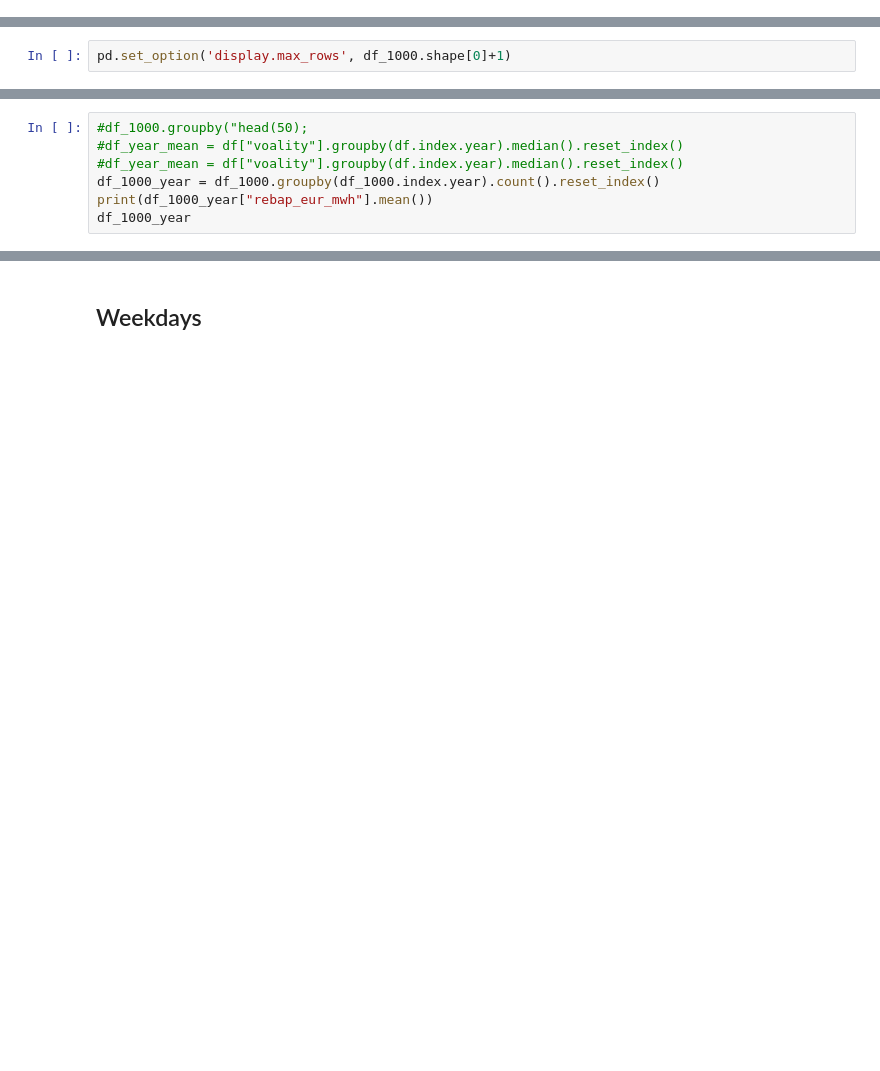
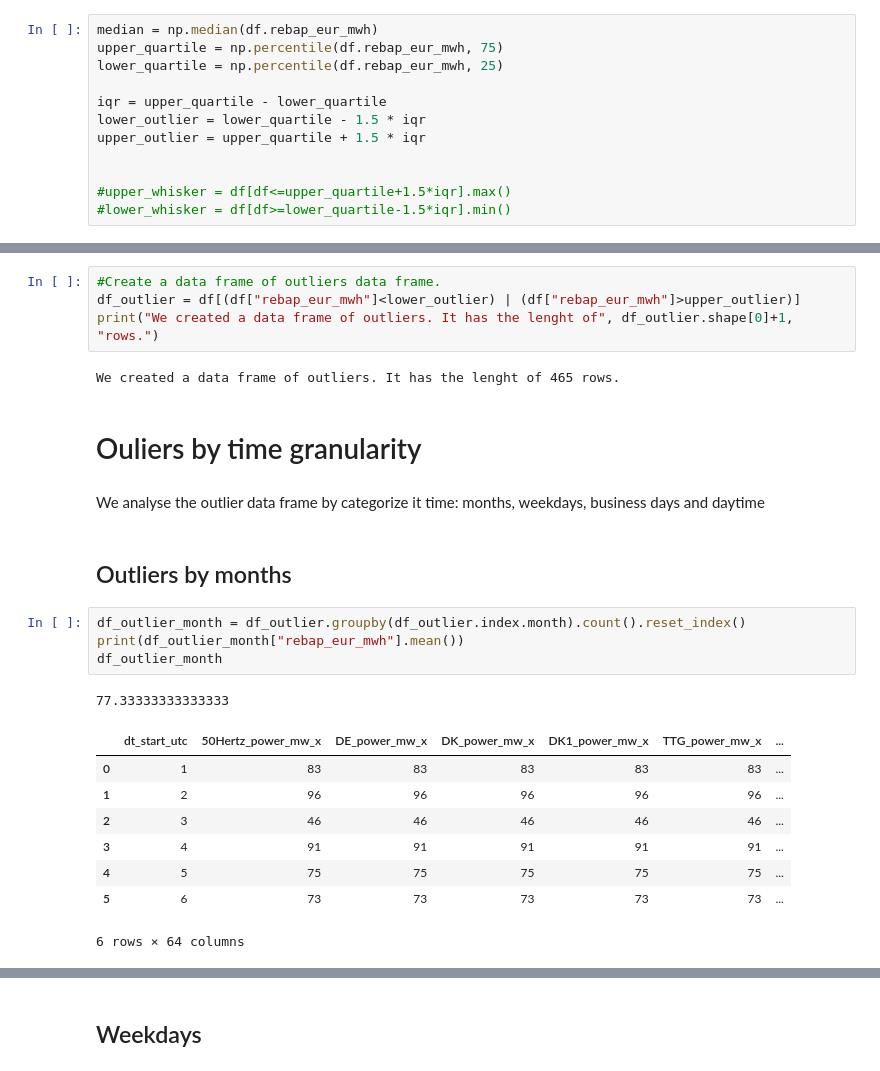
Before and after one commit to Jaoaud/Capstone_Energy, a Jupyter notebook: 2_1_EDA/Outlier.ipynb, the cells around one changed output, grey strips where cells are left out. Saved outputs shown, nothing was run; the diff lists cells and outputs as text; blank space fills up the shorter version.

```diff
--- a/2_1_EDA/Outlier.ipynb
+++ b/2_1_EDA/Outlier.ipynb
@@ -41,0 +46,12 @@ plt.show()
+# %%
+median = np.median(df.rebap_eur_mwh)
+upper_quartile = np.percentile(df.rebap_eur_mwh, 75)
+lower_quartile = np.percentile(df.rebap_eur_mwh, 25)
+
+iqr = upper_quartile - lower_quartile
+lower_outlier = lower_quartile - 1.5 * iqr
+upper_outlier = upper_quartile + 1.5 * iqr
+
+
+#upper_whisker = df[df<=upper_quartile+1.5*iqr].max()
+#lower_whisker = df[df>=lower_quartile-1.5*iqr].min()
@@ -57,2 +82,0 @@ df_1000 = df[(df["rebap_eur_mwh"]<-1000) | (df["rebap_eur_mwh"]>1000)]
-# %%
-pd.set_option('display.max_rows', df_1000.shape[0]+1)
@@ -63,8 +83,27 @@ df_1000
-# %%
-#df_1000.groupby("head(50);
-#df_year_mean = df["voality"].groupby(df.index.year).median().reset_index()
-#df_year_mean = df["voality"].groupby(df.index.year).median().reset_index()
-df_1000_year = df_1000.groupby(df_1000.index.year).count().reset_index()
-print(df_1000_year["rebap_eur_mwh"].mean())
-df_1000_year
+# %%
+#Create a data frame of outliers data frame.
+df_outlier = df[(df["rebap_eur_mwh"]<lower_outlier) | (df["rebap_eur_mwh"]>upper_outlier)]
+print("We created a data frame of outliers. It has the lenght of", df_outlier.shape[0]+1, "rows.")
+# %% [output]
+We created a data frame of outliers. It has the lenght of 465 rows.
+# %% [markdown]
+# Ouliers by time granularity
+# %% [markdown]
+We analyse the outlier data frame by categorize it time: months, weekdays, business days and daytime
+# %% [markdown]
+## Outliers by months
+# %%
+df_outlier_month = df_outlier.groupby(df_outlier.index.month).count().reset_index()
+print(df_outlier_month["rebap_eur_mwh"].mean())
+df_outlier_month
+# %% [output]
+77.33333333333333
+|  | dt_start_utc | 50Hertz_power_mw_x | DE_power_mw_x | DK_power_mw_x | DK1_power_mw_x | TTG_power_mw_x | ... |
+| 0 | 1 | 83 | 83 | 83 | 83 | 83 | ... |
+| 1 | 2 | 96 | 96 | 96 | 96 | 96 | ... |
+| 2 | 3 | 46 | 46 | 46 | 46 | 46 | ... |
+| 3 | 4 | 91 | 91 | 91 | 91 | 91 | ... |
+| 4 | 5 | 75 | 75 | 75 | 75 | 75 | ... |
+| 5 | 6 | 73 | 73 | 73 | 73 | 73 | ... |
+6 rows × 64 columns
 # %%
```
Also changed, not shown: parts of 38 cells of this notebook, 1 other file.
